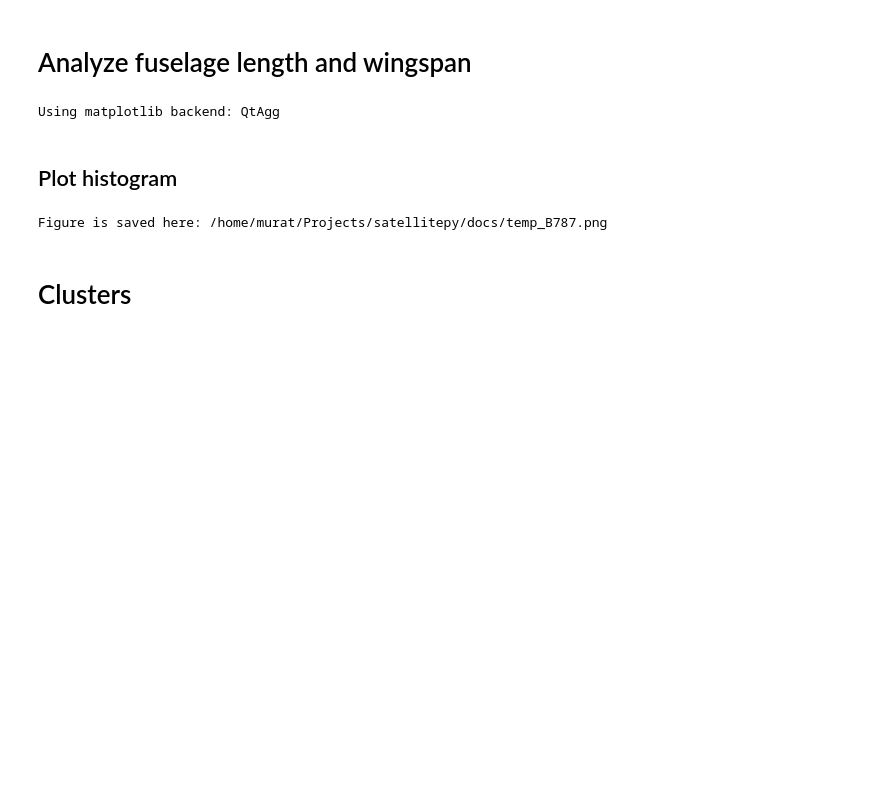
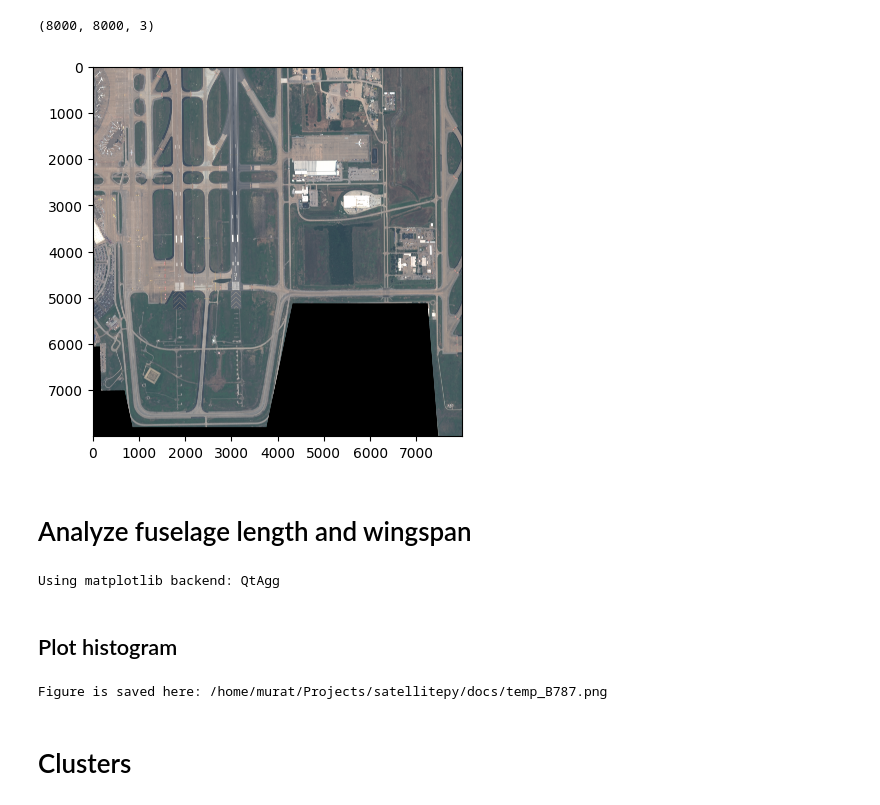
Before and after one commit to Iammuratc/satellitepy, a Jupyter notebook: notebooks/analyze_our_dataset.ipynb, the cells around one changed output. Cells and saved outputs as stored; diff of their text form; code cells hidden in the pictures; blank space fills up the shorter version.

```diff
--- a/notebooks/analyze_our_dataset.ipynb
+++ b/notebooks/analyze_our_dataset.ipynb
@@ -15,3 +194,13 @@ import pandas as pd
+# %%
+import cv2
+from matplotlib import pyplot as plt
+img_val = cv2.imread('/mnt/2tb-1/satellitepy/data/sets_v2/test/images/Dallas_Fort_Worth_21JUL13170358_x0_15983_y0_11605_sz_8000.png')
+print(img_val.shape)
+plt.imshow(img_val[:,:, :])
+plt.show()
+# %% [output]
+(8000, 8000, 3)
+[figure, added]
 # %% [markdown]
 # Analyze fuselage length and wingspan
 # %%
```
Also changed, not shown: parts of 9 cells of this notebook, 6 other files.
